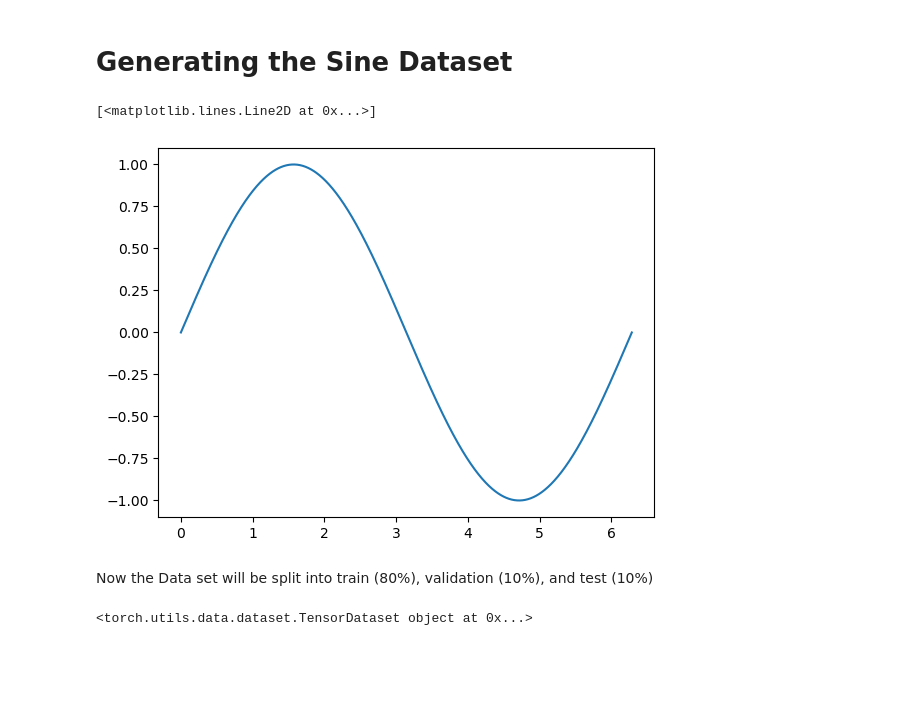
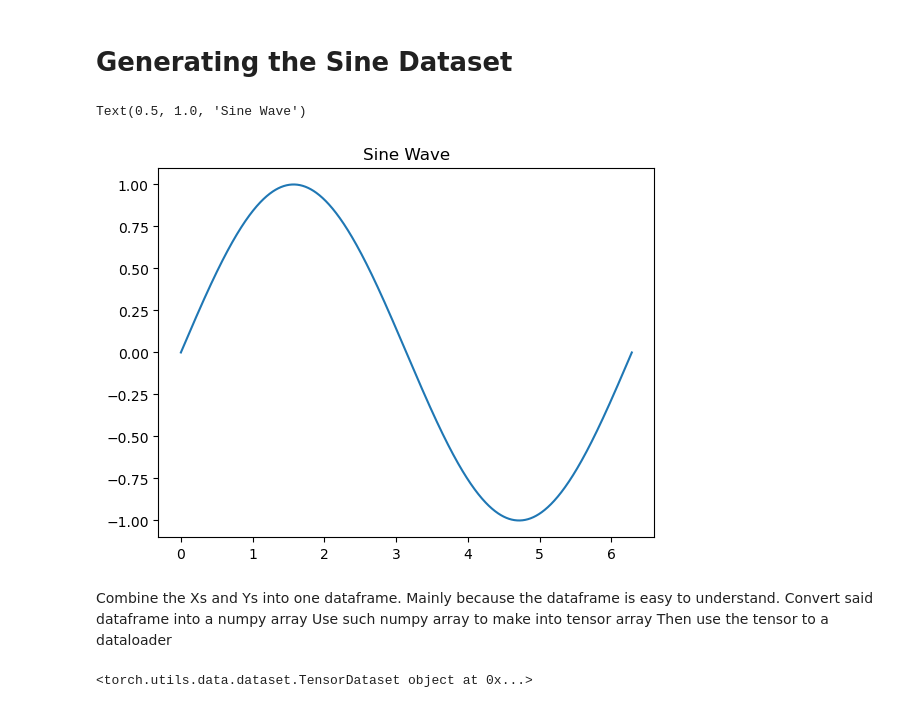
Before and after one commit to BryanQTNguyen/Sine-Wave-RNN, a Jupyter notebook: SineWavePrediction.ipynb, the cells around one changed output. Drawn from its saved outputs; the diff is of its cells as text; code cells hidden in the pictures; blank space fills up the shorter version.

```diff
--- a/SineWavePrediction.ipynb
+++ b/SineWavePrediction.ipynb
@@ -30,13 +31,17 @@ xValues = np.linspace(0, 2 * math.pi, 1000)
 # taking the generated x-values I then ran them through the sine function to get a y-value
 yValues = np.sin(xValues)
 # %%
-# plots the sine wave
+# visualizes the real sine wave
 plt.plot(xValues,yValues)
+plt.title('Sine Wave')
 # %% [output]
-[<matplotlib.lines.Line2D at 0x...>]
+Text(0.5, 1.0, 'Sine Wave')
-[figure, old version]
+[figure, new version]
 # %% [markdown]
-Now the Data set will be split into train (80%), validation (10%), and test (10%)
+Combine the Xs and Ys into one dataframe. Mainly because the dataframe is easy to understand.
+Convert said dataframe into a numpy array
+Use such numpy array to make into tensor array
+Then use the tensor to a dataloader
 # %%
 # Combine the X and Y values into a dataframe mainly for combination of x and y simplicity
 SineDF = panda.DataFrame(data = {'X-Values': xValues, 'Y-Values': yValues})
```
Also changed, not shown: parts of 6 cells of this notebook.
